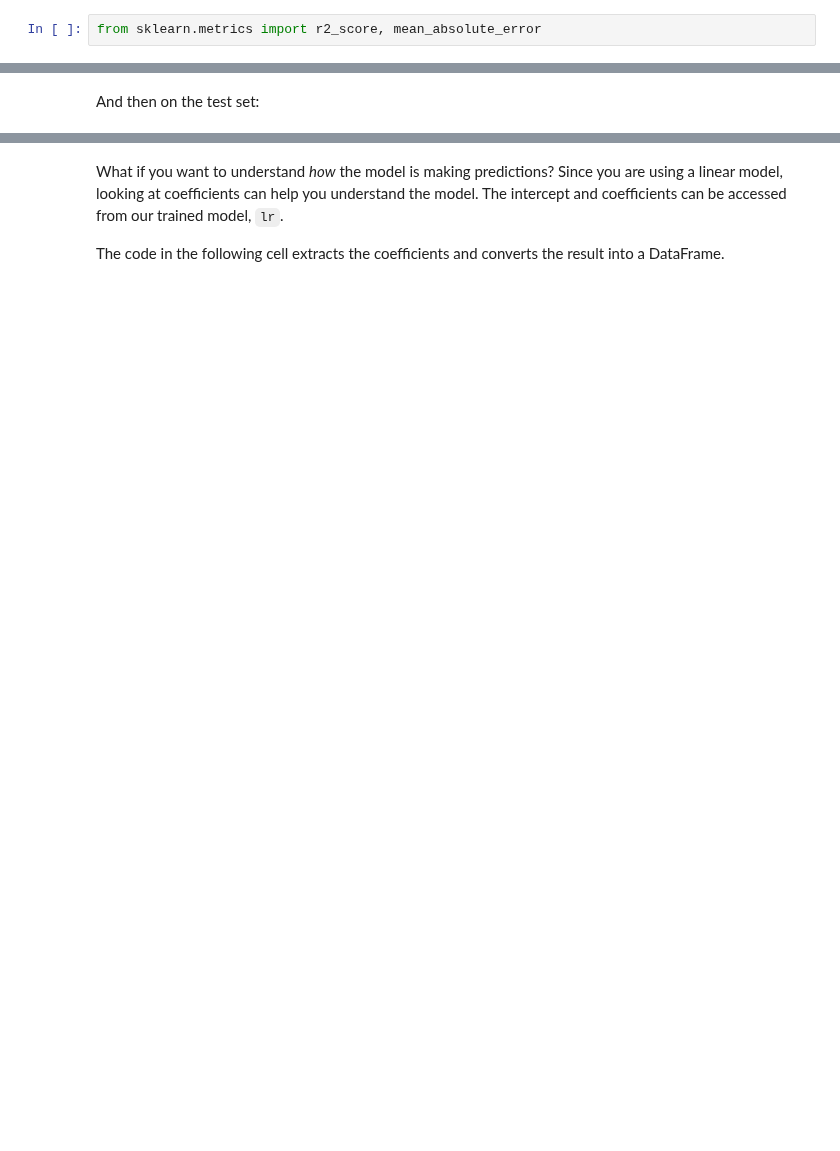
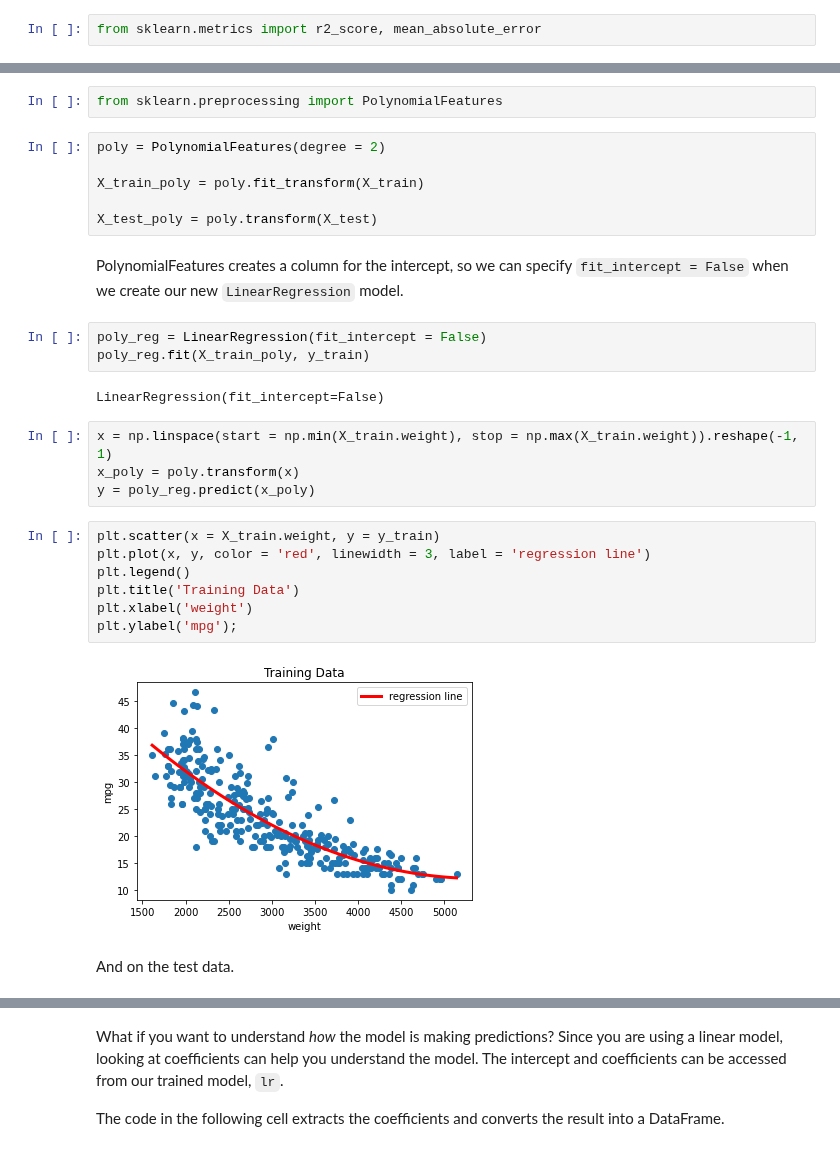
Before and after one commit to NSS-Data-Instructional-Stuff/stats-for-data-science, a Jupyter notebook: notebooks/Notebook_06a_Linear_Regression.ipynb, the cells around one changed output, grey strips where cells are left out. Drawn from its saved outputs; the diff is of its cells as text; blank space fills up the shorter version.

```diff
--- a/notebooks/Notebook_06a_Linear_Regression.ipynb
+++ b/notebooks/Notebook_06a_Linear_Regression.ipynb
@@ -90,2 +151,30 @@ mean_absolute_error(y_train, lr.predict(X_train))
+# %%
+from sklearn.preprocessing import PolynomialFeatures
+# %%
+poly = PolynomialFeatures(degree = 2)
+
+X_train_poly = poly.fit_transform(X_train)
+
+X_test_poly = poly.transform(X_test)
+# %% [markdown]
+PolynomialFeatures creates a column for the intercept, so we can specify `fit_intercept = False` when we create our new `LinearRegression` model.
+# %%
+poly_reg = LinearRegression(fit_intercept = False)
+poly_reg.fit(X_train_poly, y_train)
+# %% [output]
+LinearRegression(fit_intercept=False)
+# %%
+x = np.linspace(start = np.min(X_train.weight), stop = np.max(X_train.weight)).reshape(-1, 1)
+x_poly = poly.transform(x)
+y = poly_reg.predict(x_poly)
+# %%
+plt.scatter(x = X_train.weight, y = y_train)
+plt.plot(x, y, color = 'red', linewidth = 3, label = 'regression line')
+plt.legend()
+plt.title('Training Data')
+plt.xlabel('weight')
+plt.ylabel('mpg');
+# %% [output]
+[figure, added]
 # %% [markdown]
-And then on the test set:
+And on the test data.
```
Also changed, not shown: parts of 84 cells of this notebook, 1 other file.
